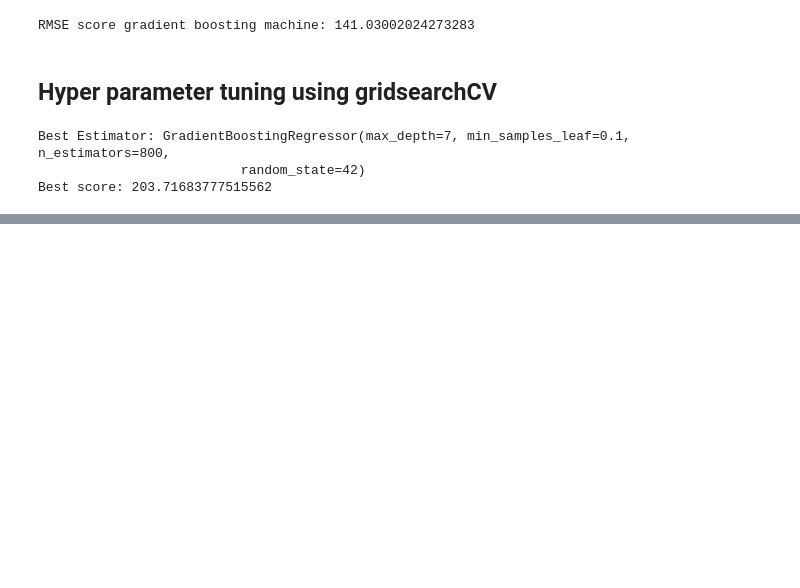
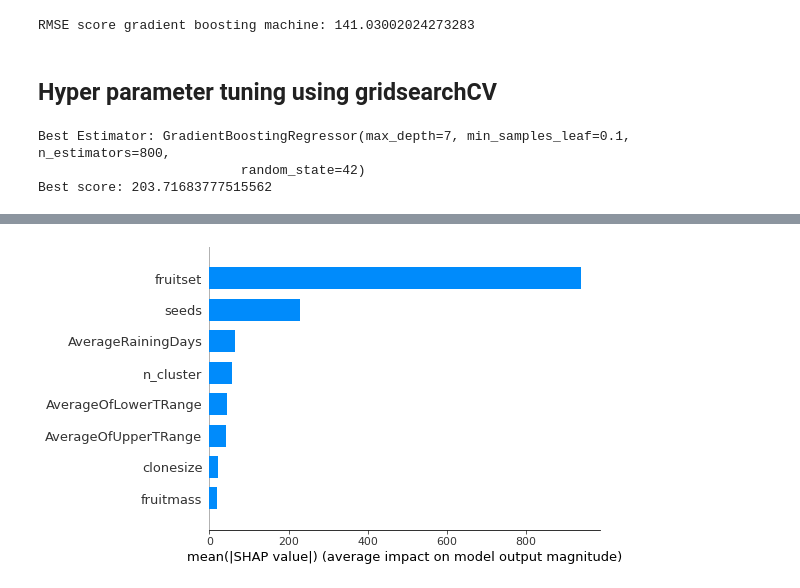
Before and after one commit to avikumart/Wild-Blue-Berry-Yield-Prediction-Flask-app-deploy, a Jupyter notebook: wild-blue-berry-yield-prediction.ipynb, the cells around one changed output, grey strips where cells are left out. Saved outputs shown, nothing was run; the diff lists cells and outputs as text; code cells hidden in the pictures; blank space fills up the shorter version.

```diff
--- a/wild-blue-berry-yield-prediction.ipynb
+++ b/wild-blue-berry-yield-prediction.ipynb
@@ -283,0 +318,4 @@ Best score: 203.71683777515562
+# %%
+shap.summary_plot(shap_values, X_test, plot_type='bar')
+# %% [output]
+[figure, added]
```
Also changed, not shown: parts of 6 cells of this notebook.
